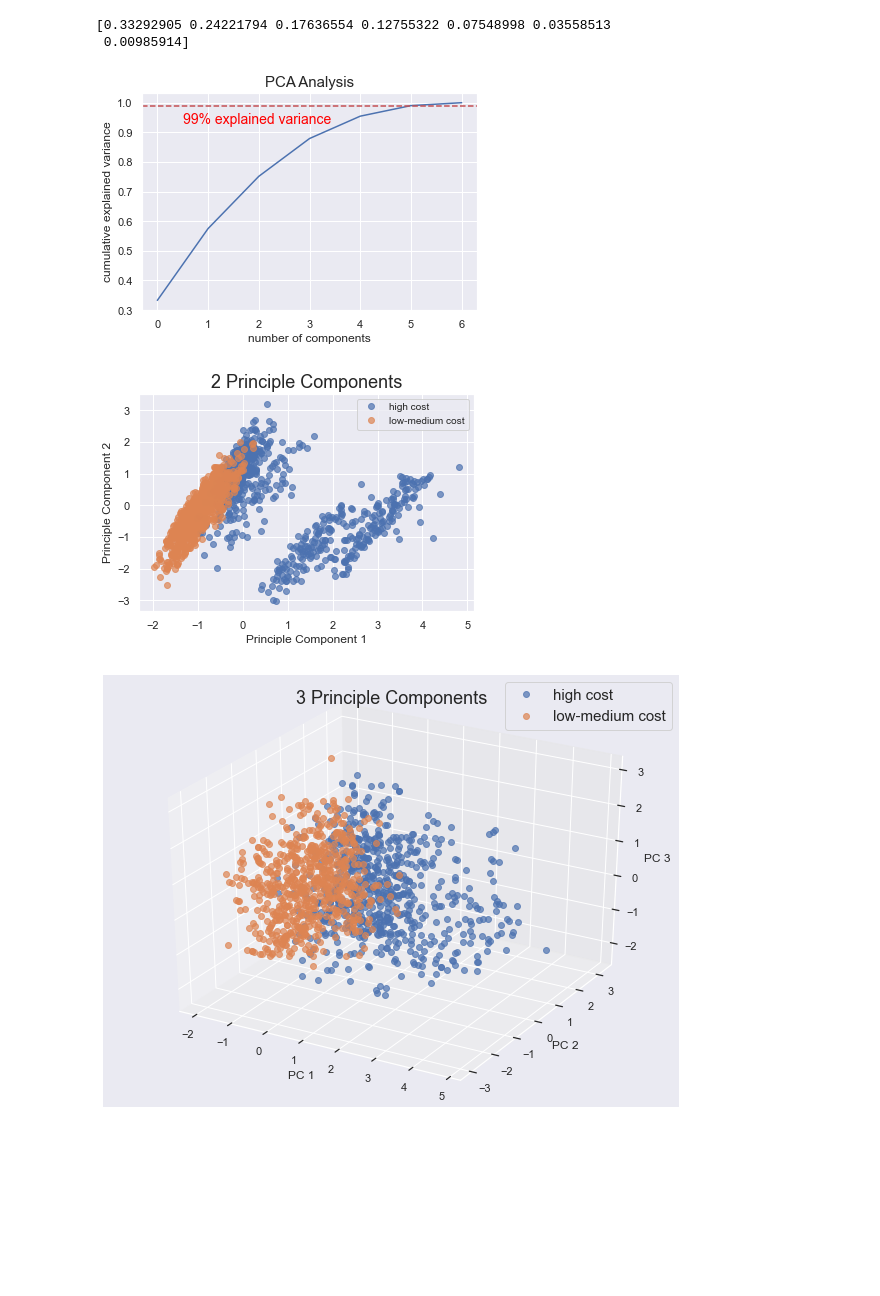
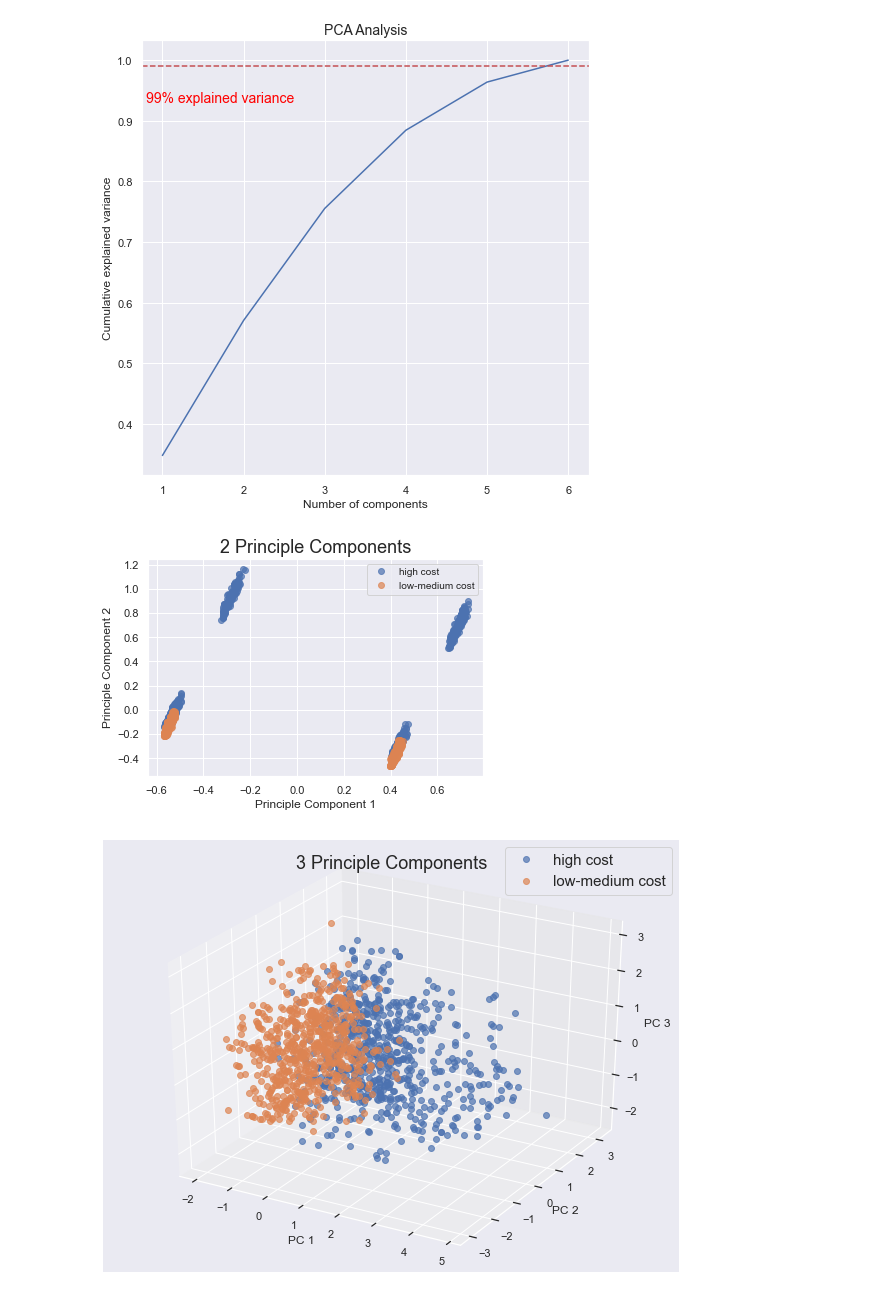
Before and after one commit to mjbernet3/insurance_prediction, a Jupyter notebook: data/pca.ipynb, the cells around one changed output. Drawn from its saved outputs; the diff is of its cells as text; code cells hidden in the pictures; blank space fills up the shorter version.

Commit message:
Update PCA variance plot

```diff
--- a/data/pca.ipynb
+++ b/data/pca.ipynb
@@ -1,6 +1,5 @@
 # %%
 import pandas as pd
-import seaborn as sb
 import numpy as np
 import matplotlib.pyplot as plt
 from sklearn.preprocessing import MinMaxScaler
@@ -9,50 +8,30 @@ from sklearn.decomposition import PCA
 import mpl_toolkits.mplot3d
 
 cleanInsurance = pd.read_csv("sets/insurance_clean.csv")
-
-trainInsurance = pd.read_csv("sets/insurance_train.csv")
-testInsurance = pd.read_csv("sets/insurance_test.csv")
-
-featureNames = list(trainInsurance.columns)
+featureNames = list(cleanInsurance.columns)
 featureNames.pop()
-trainX = trainInsurance.loc[:, featureNames]
-testX = testInsurance.loc[:, featureNames]
-
-standardScaler = StandardScaler()
-
-standardScaler.fit(trainX)
-trainX = standardScaler.transform(trainX)
-testX = standardScaler.transform(testX)
-
-pca = PCA(0.99)
-
-pca.fit(trainX)
-trainX = pca.transform(trainX)
-testX = pca.transform(testX)
+totalFeatures = cleanInsurance.loc[:, featureNames]
 # %%
 #plot of cumulative explained variance vs. # of PCs
-sb.set()
 scaler = MinMaxScaler()
-cleanInsurance = cleanInsurance.astype(np.float)
-data_rescaled = scaler.fit_transform(cleanInsurance)
+scaledFeatures = scaler.fit_transform(totalFeatures)
 
 pca = PCA()
-pca.fit_transform(data_rescaled)
-print(pca.explained_variance_ratio_)
+pca.fit(scaledFeatures)
+cumulativeVar = np.cumsum(pca.explained_variance_ratio_)
 
-plt.plot(np.cumsum(pca.explained_variance_ratio_))
-plt.xlabel('number of components')
-plt.ylabel('cumulative explained variance');
-plt.title('PCA Analysis', fontsize=15)
+plt.figure(figsize = (8, 8))
+plt.plot(range(1, pca.n_components_ + 1), [cumulativeVar[i] for i in range(len(cumulativeVar))])
+plt.xlabel('Number of components')
+plt.ylabel('Cumulative explained variance');
+plt.title('PCA Analysis', fontsize=14)
 
-plt.axhline(y=0.99, color='r', linestyle='--')
-plt.text(0.5, .93, '99% explained variance', color = 'red', fontsize=14)
+plt.axhline(y = 0.99, color='r', linestyle='--')
+plt.text(0.8, .93, '99% explained variance', color = 'red', fontsize=14)
 
 plt.show()
 # %% [output]
-[0.33292905 0.24221794 0.17636554 0.12755322 0.07548998 0.03558513
- 0.00985914]
-[figure, old version]
+[figure, new version]
 # %%
 #assign labels "high cost" and "low-median cost" based on median of charges
 charges_median = cleanInsurance['charges'].median()
@@ -82,7 +61,7 @@ plt.ylabel('Principle Component 2')
 plt.title('2 Principle Components',fontsize=18)
 plt.show()
 # %% [output]
-[figure, old version]
+[figure, new version]
 # %%
 #plot of datapoints in 3D space using first 3 PCs
 pca3 = PCA(n_components=3)
```
Also changed, not shown: parts of 1 cell of this notebook.
